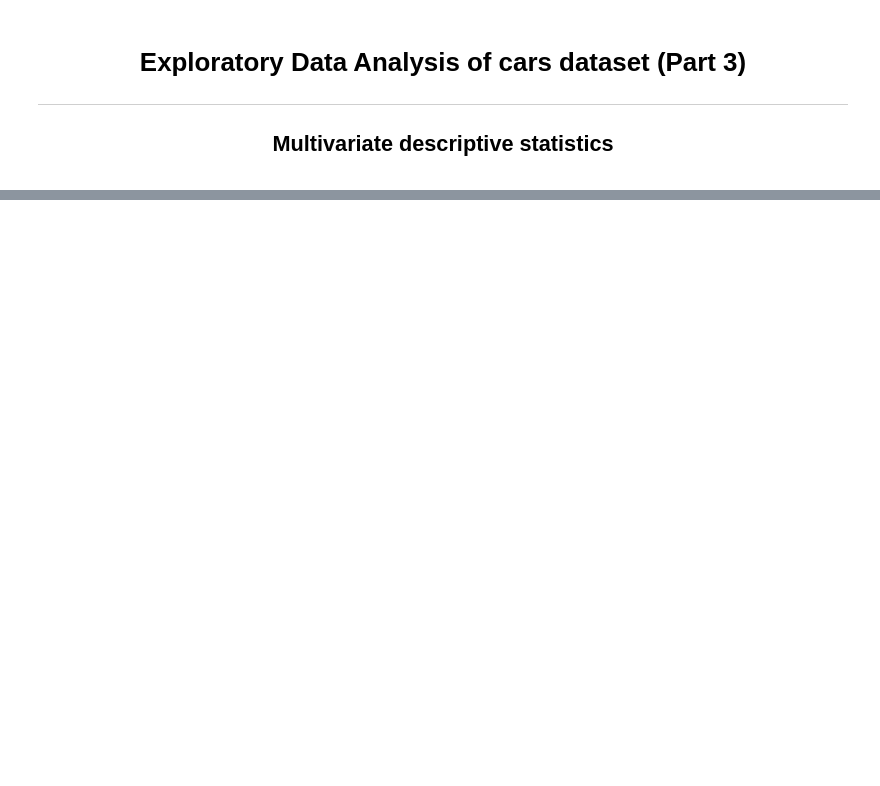
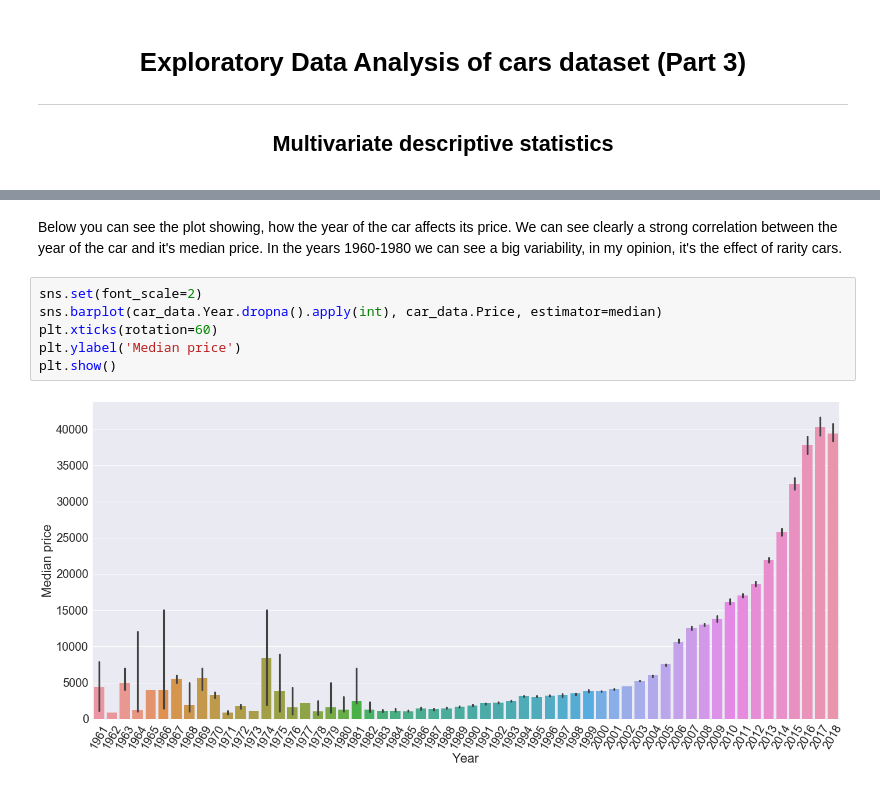
Before and after one commit to Danchesko/car-price-ML, a Jupyter notebook: project-report/01.3-Exploratory-Data-Analysis.ipynb, the cells around one changed output, grey strips where cells are left out. Drawn from its saved outputs; the diff is of its cells as text; blank space fills up the shorter version.

```diff
--- a/project-report/01.3-Exploratory-Data-Analysis.ipynb
+++ b/project-report/01.3-Exploratory-Data-Analysis.ipynb
@@ -6,0 +63,11 @@
+# %% [markdown]
+Below you can see the plot showing, how the year of the car affects its price.
+We can see clearly a strong correlation between the year of the car and it's median price. In the years 1960-1980 we can see a big variability, in my opinion, it's the effect of rarity cars.
+# %%
+sns.set(font_scale=2)
+sns.barplot(car_data.Year.dropna().apply(int), car_data.Price, estimator=median)
+plt.xticks(rotation=60)
+plt.ylabel('Median price')
+plt.show()
+# %% [output]
+[figure, added]
```
Also changed, not shown: parts of 33 cells of this notebook, 1 other file.
